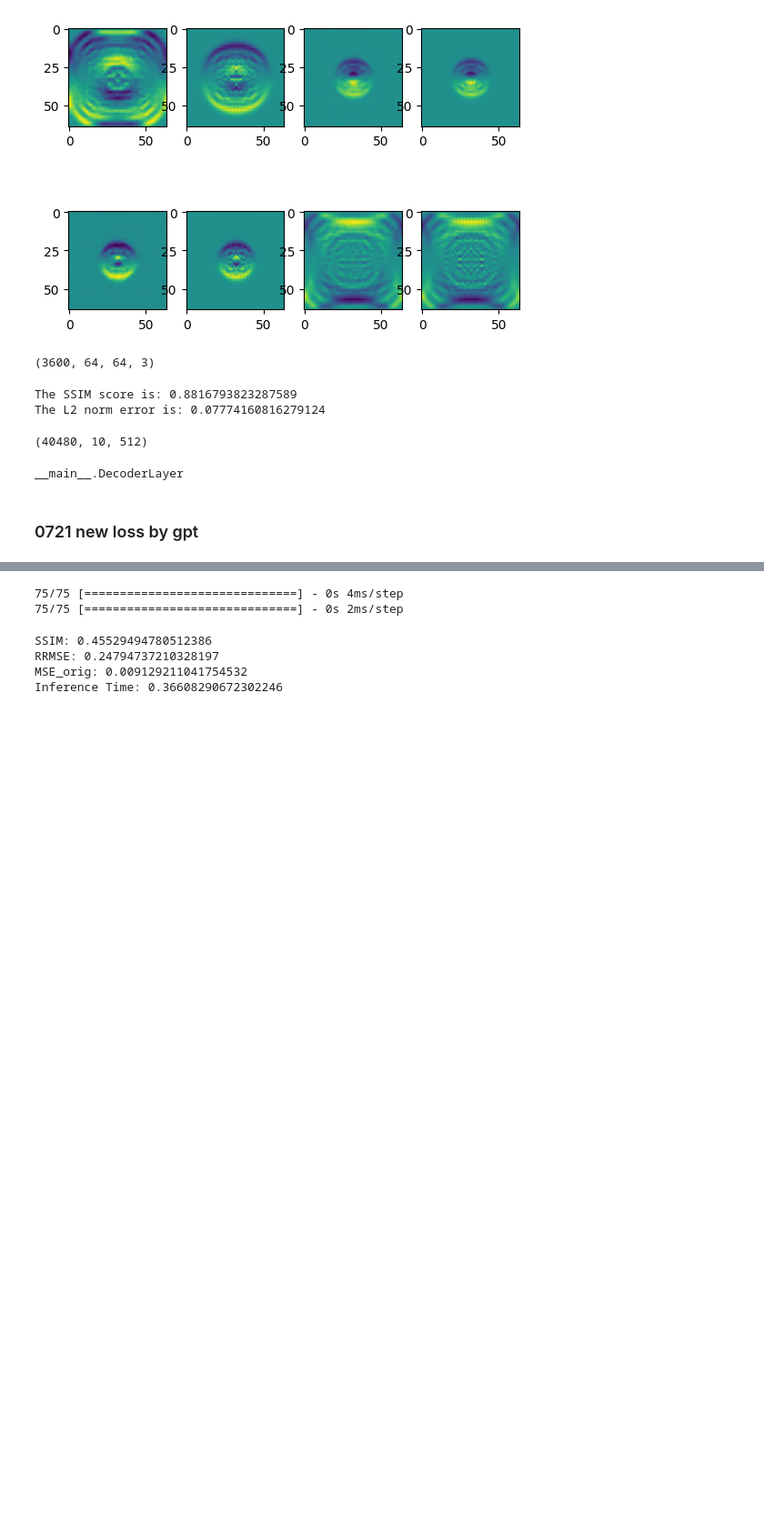
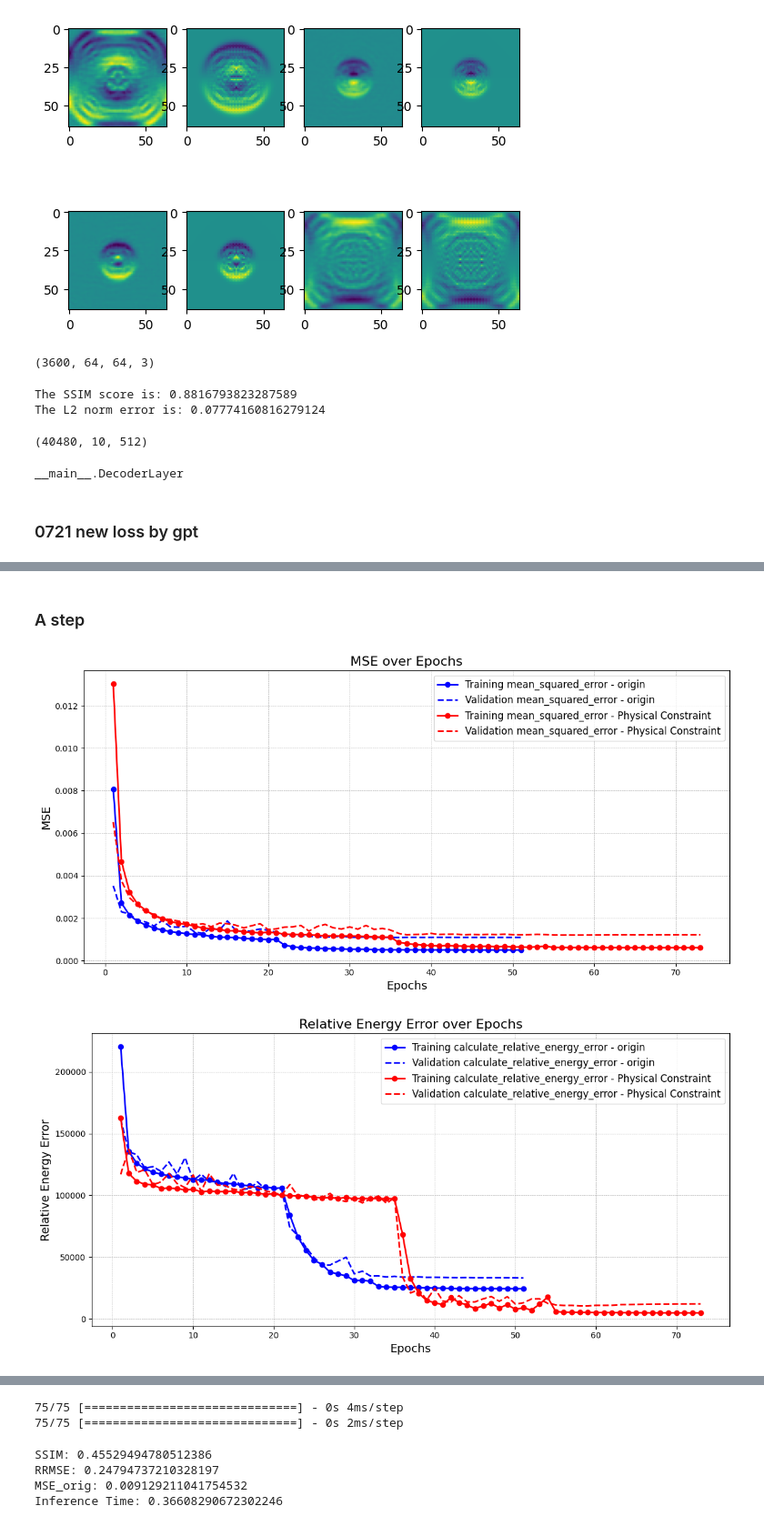
Before and after one commit to EdWangLoDaSc/DSOVT, a Jupyter notebook: 0129.ipynb, the cells around one changed output, grey strips where cells are left out. Shown at 91% size. Cells and saved outputs as stored; diff of their text form; code cells hidden in the pictures; blank space fills up the shorter version.

```diff
--- a/0129.ipynb
+++ b/0129.ipynb
@@ -1944,4 +1634,0 @@ plot_metric(orig_history, phy_history, 'energy_conservation_constraint', 'Energy
-# %%
-i = 6
-x_test_cu = x_val#[290+300*i:290+300*i++290,0,:]
-y_test_cu = y_val[290+300*i:290+300*i++290,0,:]
@@ -2049,0 +1990,2 @@ WARNING:tensorflow:Layer lstm_11 will not use cuDNN kernels since it doesn't mee
+# %% [markdown]
+### A step
@@ -2049,0 +2024,69 @@ WARNING:tensorflow:Layer lstm_11 will not use cuDNN kernels since it doesn't mee
+# %%
+import matplotlib.pyplot as plt
+
+def plot_metric(history1, history2, metric, title, ylabel):
+    """
+    Plot a specified metric from the training histories.
+    """
+    histories = [history1, history2]
+    labels = ['orig_history', 'history']
+    colors = ['b', 'r']
+
+    for i, history in enumerate(histories):
+        values = history.history[metric]
+        val_values = history.history[f"val_{metric}"]
+
+        epochs = range(1, len(values) + 1)
+
+        # Plot training values
+        plt.plot(epochs, values, f'{colors[i]}o-', label=f'Training {metric} - {labels[i]}')
+        # Plot validation values
+        plt.plot(epochs, val_values, f'{colors[i]}--', label=f'Validation {metric} - {labels[i]}')
+
+    # Setting plot title and labels
+    plt.title(title)
+    plt.xlabel('Epochs')
+    plt.ylabel(ylabel)
+    plt.legend()
+
+    plt.show()
+import matplotlib.pyplot as plt
+
+def plot_metric(history1, history2, metric, title, ylabel):
+    """
+    Plot a specified metric from the training histories.
+    """
+    plt.figure(figsize=(12, 6))  # Set figure size
+    plt.grid(True, which='both', linestyle='--', linewidth=0.5)  # Add a grid for better readability
+    plt.title(title, fontsize=16)
+    plt.xlabel('Epochs', fontsize=14)
+    plt.ylabel(ylabel, fontsize=14)
+
+    histories = [history1, history2]
+    labels = ['origin', 'Physical Constraint']
+    colors = ['b', 'r']
+
+    for i, history in enumerate(histories):
+        values = history.history[metric]
+        val_values = history.history[f"val_{metric}"]
+
+        epochs = range(1, len(values) + 1)
+
+        # Plot training values with increased line width
+        plt.plot(epochs, values, f'{colors[i]}o-', label=f'Training {metric} - {labels[i]}', linewidth=2)
+        # Plot validation values with increased line width
+        plt.plot(epochs, val_values, f'{colors[i]}--', label=f'Validation {metric} - {labels[i]}', linewidth=2)
+
+    plt.legend(fontsize=12)
+    plt.tight_layout()
+    plt.show()
+
+
+# Plotting MSE
+plot_metric(phy_history, real_phy_history, 'mean_squared_error', 'MSE over Epochs', 'MSE')
+
+# Plotting calculate_relative_energy_error
+plot_metric(phy_history, real_phy_history, 'calculate_relative_energy_error', 'Relative Energy Error over Epochs', 'Relative Energy Error')
+# %% [output]
+[figure, added]
+[figure, added]
```
Also changed, not shown: parts of 38 cells of this notebook.
